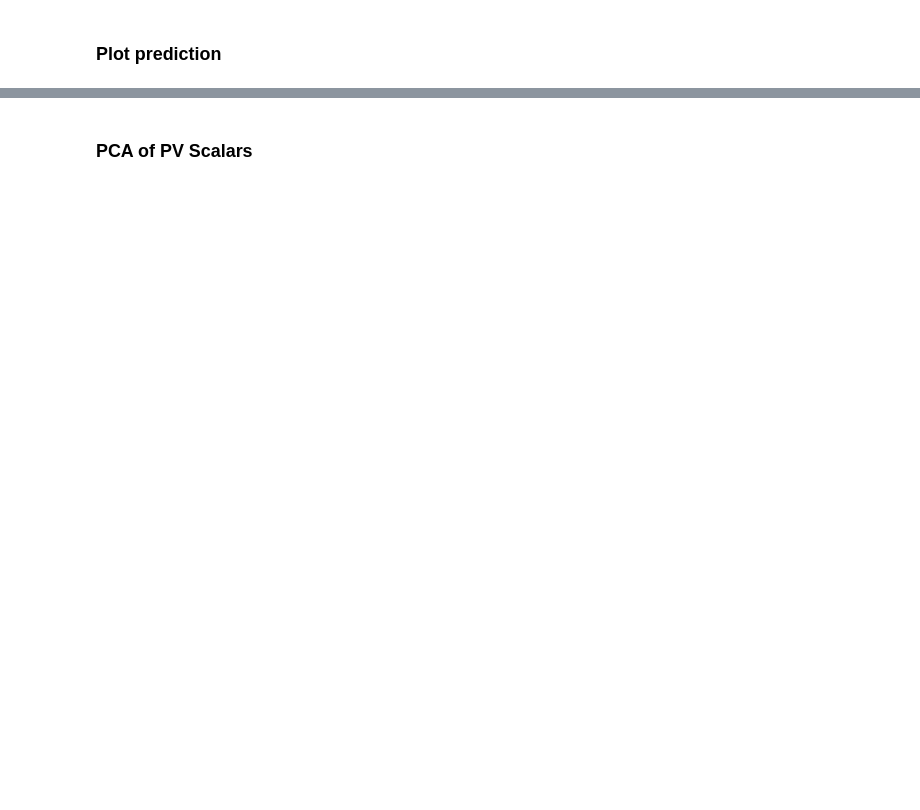
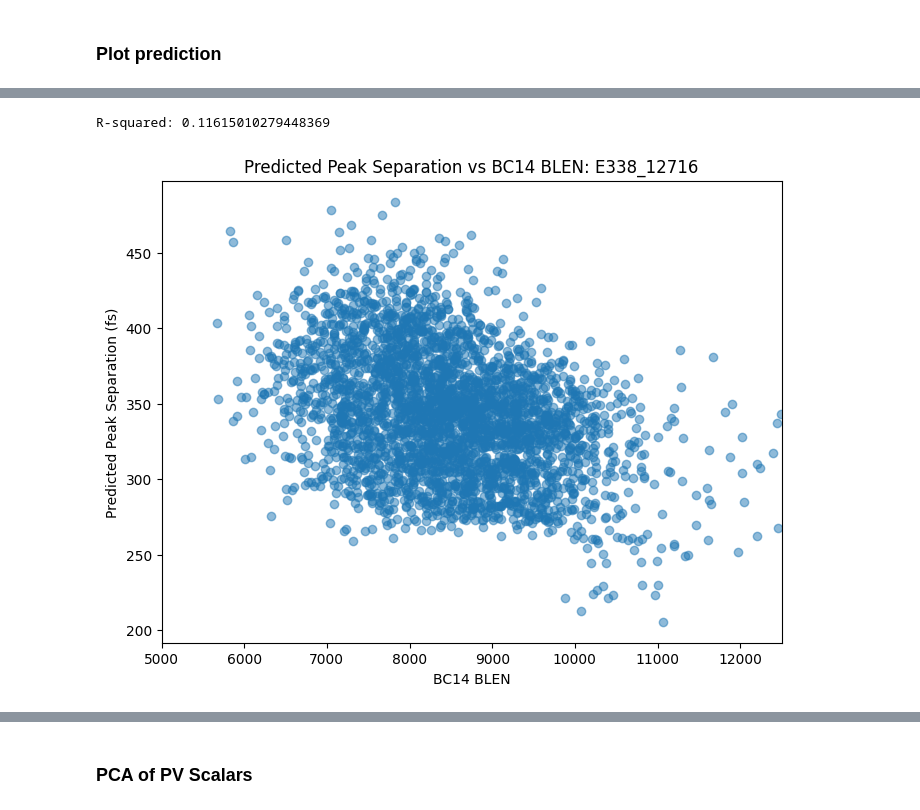
Before and after one commit to truewis/FACET-II-ML-diag, a Jupyter notebook: notebooks/workflow_walkthroughs/2D_LPS_model_GMM_Forest_test_without_comparison.ipynb, the cells around one changed output, grey strips where cells are left out. Cells and saved outputs as stored; diff of their text form; code cells hidden in the pictures; blank space fills up the shorter version.

```diff
--- a/notebooks/workflow_walkthroughs/2D_LPS_model_GMM_Forest_test_without_comparison.ipynb
+++ b/notebooks/workflow_walkthroughs/2D_LPS_model_GMM_Forest_test_without_comparison.ipynb
@@ -270,0 +290,17 @@ plt.show()
+# %%
+# Scatter plot of BC14 BLEN vs predicted peak separation
+pvidx = bsaVars.index('BLEN_LI14_888_BRAW')
+bc14_blen = predictor_tmp[:, pvidx]
+peak_separations = mu_list
+plt.figure(figsize=(8,6))
+plt.scatter(bc14_blen, peak_separations, alpha=0.5)
+r_squared = np.corrcoef(bc14_blen, peak_separations)[0, 1]**2
+print(f"R-squared: {r_squared}")
+plt.xlabel('BC14 BLEN')
+plt.ylabel('Predicted Peak Separation (fs)')
+plt.title(f'Predicted Peak Separation vs BC14 BLEN: {experiment}_{runname}')
+plt.xlim(5000, 12500)
+plt.show()
+# %% [output]
+R-squared: 0.11615010279448369
+[figure, added]
```
Also changed, not shown: parts of 23 cells of this notebook, 5 other files.
